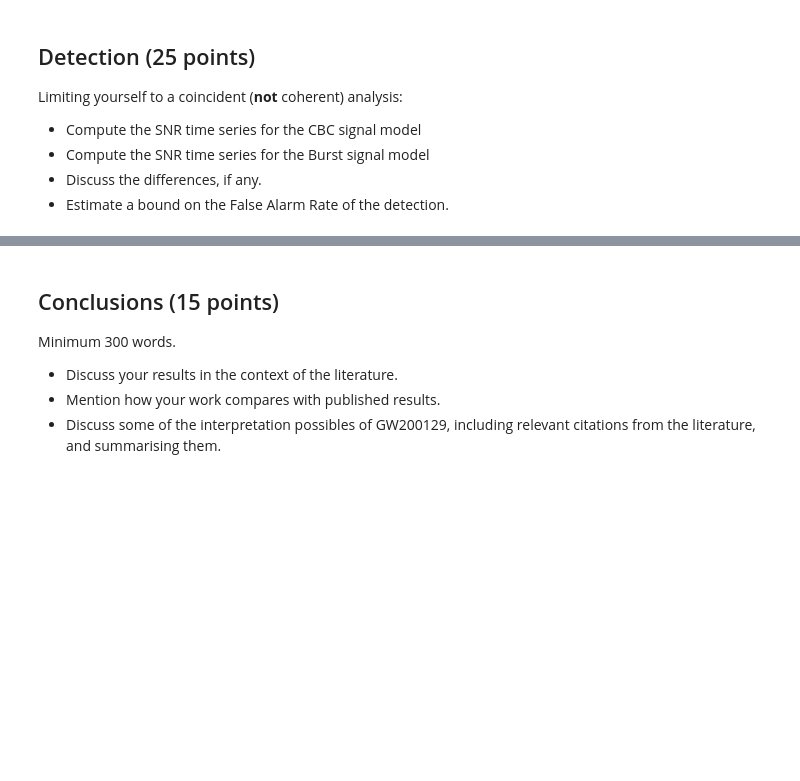
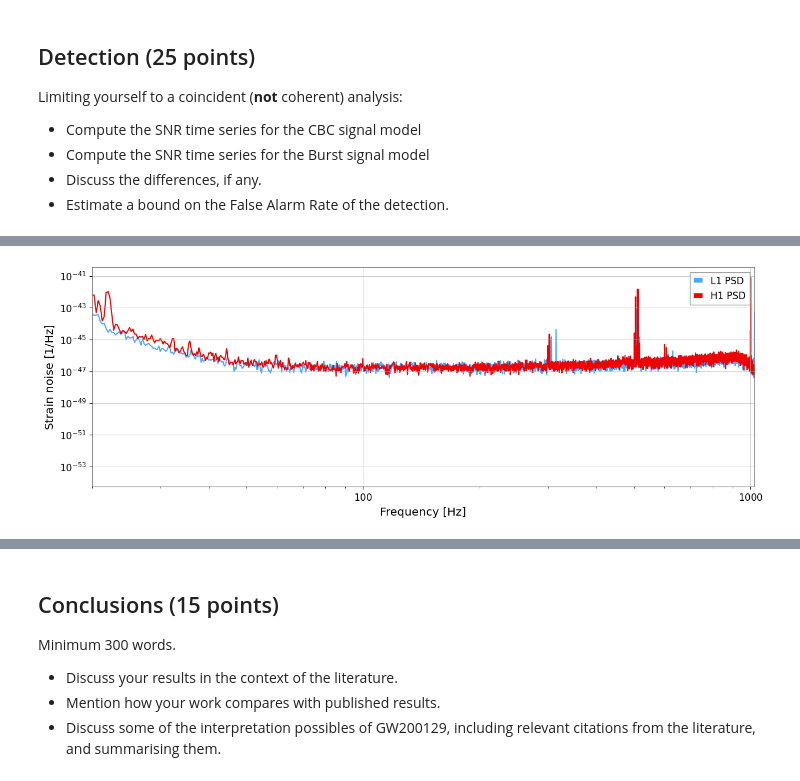
Before and after one commit to hjornskar-ctrl/dim-clem, a Jupyter notebook: final_project.ipynb, the cells around one changed output, grey strips where cells are left out. Cells and saved outputs as stored; diff of their text form; code cells hidden in the pictures; blank space fills up the shorter version.

```diff
--- a/final_project.ipynb
+++ b/final_project.ipynb
@@ -365,0 +432,15 @@ Moving to a **coherent** analysis:
+# %%
+psd={}
+for ifo in ifos:
+    psd[ifo] = data[ifo].psd(fftlength=4)
+# %%
+
+plt.figure(figsize=(15,5))
+for ifo,colour in zip(ifos,colours):
+    plt.loglog(psd[ifo],label='{} PSD'.format(ifo),color=colour)
+plt.xlabel('Frequency [Hz]')
+plt.ylabel('Strain noise [$1/\mathrm{Hz}$]')
+plt.xlim(20,1024)
+plt.legend();
+# %% [output]
+[figure, added]
```
Also changed, not shown: parts of 123 cells of this notebook.
